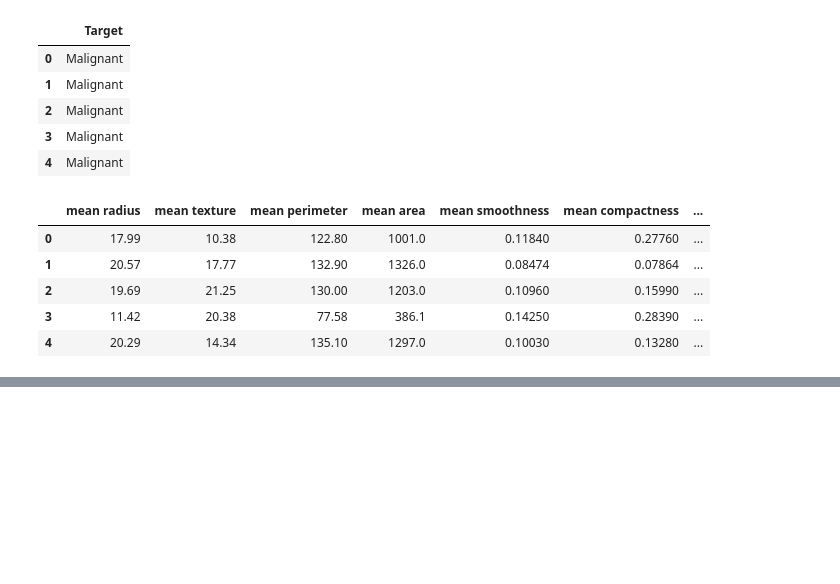
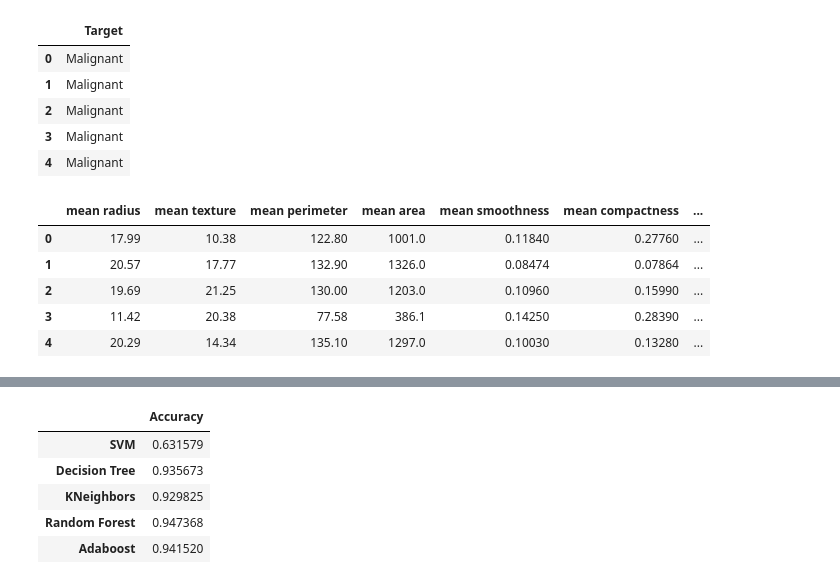
Before and after one commit to rahmatfaisal/dump_project, a Jupyter notebook: Classification.ipynb, the cells around one changed output, grey strips where cells are left out. Cells and saved outputs as stored; diff of their text form; code cells hidden in the pictures; blank space fills up the shorter version.

```diff
--- a/Classification.ipynb
+++ b/Classification.ipynb
@@ -100,0 +168,17 @@ pd.concat([pd.DataFrame(svm_predict, columns = ['SVM Prediction']),
+# %%
+score_table = [accuracy_score(y_test, svm_predict),
+               accuracy_score(y_test, decision_tree_predict),
+               accuracy_score(y_test, kneighbors_predict),
+               accuracy_score(y_test, random_forest_predict),
+               accuracy_score(y_test, adaboost_predict),]
+
+method = ['SVM', 'Decision Tree', 'KNeighbors', 'Random Forest', 'Adaboost']
+# %%
+pd.DataFrame(score_table, method, columns=["Accuracy"])
+# %% [output]
+|  | Accuracy |
+| SVM | 0.631579 |
+| Decision Tree | 0.935673 |
+| KNeighbors | 0.929825 |
+| Random Forest | 0.947368 |
+| Adaboost | 0.941520 |
```
Also changed, not shown: parts of 13 cells of this notebook.
